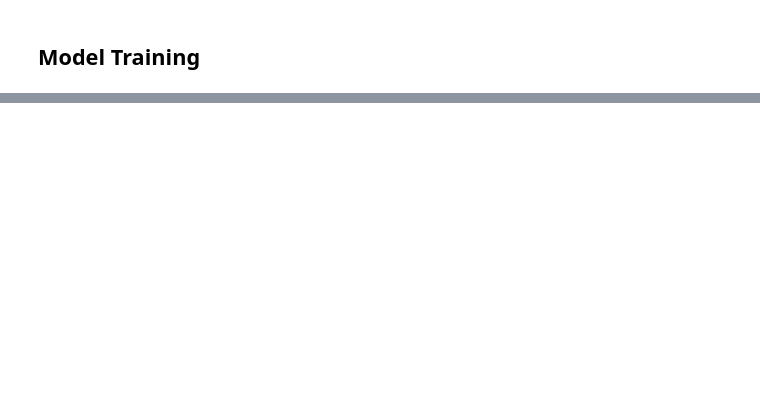
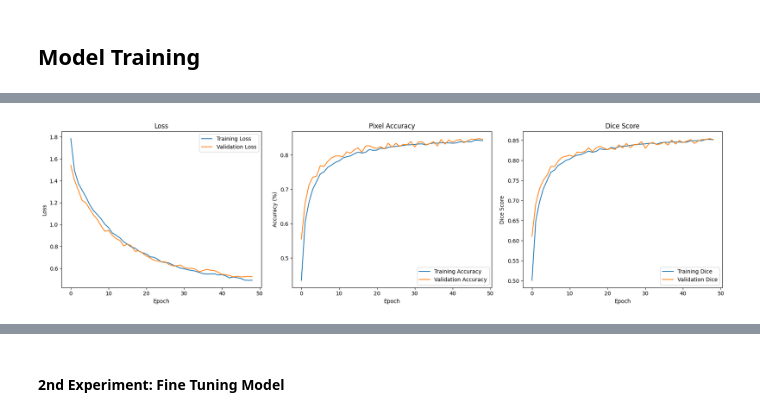
Before and after one commit to pervolarakis2001/land_cover_mapping, a Jupyter notebook: pipeline.ipynb, the cells around one changed output, grey strips where cells are left out. Cells and saved outputs as stored; diff of their text form; code cells hidden in the pictures; blank space fills up the shorter version.

Commit message:
final model architecture and experimenting with loss function

```diff
--- a/pipeline.ipynb
+++ b/pipeline.ipynb
@@ -222,8 +296,10 @@ val_loader = DataLoader(ds_val, batch_size=32, shuffle=True)
 train_transform = loader.Compose(
     [
         loader.RandomHorizontalFlip(),
+        loader.RandomRotation(),
         loader.AddGaussianNoise(0.02),
         loader.Normalize13Band(),
+        loader.RandomGaussianBlur(kernel_size=3),
     ],
     with_mask=True,
 )
@@ -283,0 +444,23 @@ unet = unet.to(device)
+# %%
+from collections import Counter
+
+ds_train = DataLoader(train_dataset, batch_size=32, shuffle=True)
+ds_valid = DataLoader(val_dataset, batch_size=32, shuffle=True)
+ds_test = DataLoader(test_dataset, batch_size=32, shuffle=True)
+
+val_labels = []
+for _, mask in ds_valid:
+    val_labels.extend(mask.flatten().tolist())
+print(Counter(val_labels))
+
+train_labels = []
+for _, mask in ds_train:
+    train_labels.extend(mask.flatten().tolist())
+print(Counter(train_labels))
+
+counts = np.array([Counter(train_labels).get(i, 0) for i in range(8)], dtype=np.float32)
+weights = 1.0 / (counts + 1e-6)
+weights = weights / weights.sum()
+class_weights = torch.tensor(weights, dtype=torch.float32).to(
+    "cuda" if torch.cuda.is_available() else "cpu"
+)
@@ -366,0 +647,10 @@ torch.Size([32, 256, 256])
+# %%
+class HybridLoss(nn.Module):
+    def __init__(self, ce_weight, a):
+        super(HybridLoss, self).__init__()
+        self.ce = nn.CrossEntropyLoss()
+        self.dice = smp.losses.DiceLoss(mode="multiclass", from_logits=True)
+        self.a = a
+
+    def forward(self, logits, targets):
+        return self.ce(logits, targets) + self.a * self.dice(logits, targets)
@@ -366,0 +732,7 @@ torch.Size([32, 256, 256])
+# %%
+t.plot_history(
+    train_losses, val_losses, train_accuracies, val_accuracies, train_dice, val_dice
+)
+avg_loss, avg_acc, avg_dice = t.evaluate_model(unet, ds_test, criterion)
+# %% [output]
+[figure, added]
@@ -366,0 +741,2 @@ torch.Size([32, 256, 256])
+# %% [markdown]
+#### 2nd Experiment: Fine Tuning Model
```
Also changed, not shown: parts of 35 cells of this notebook, 3 other files.
